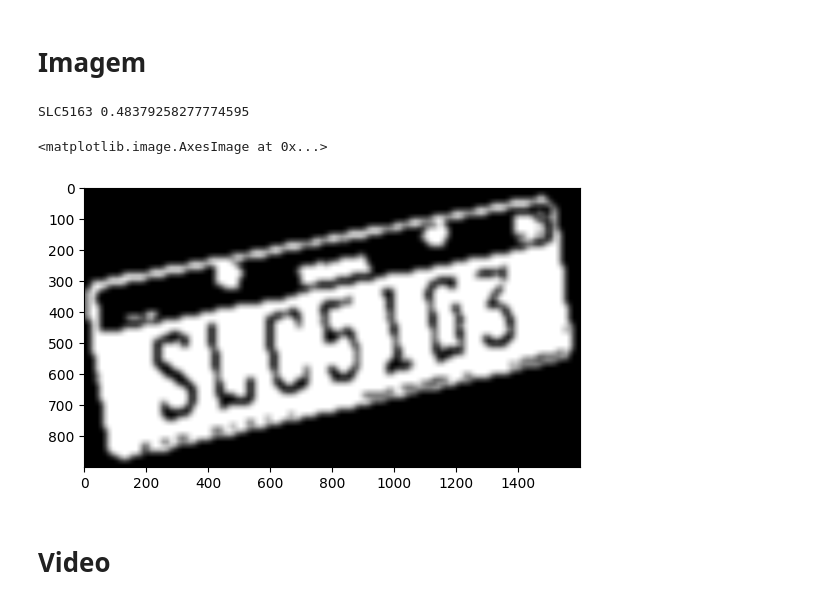
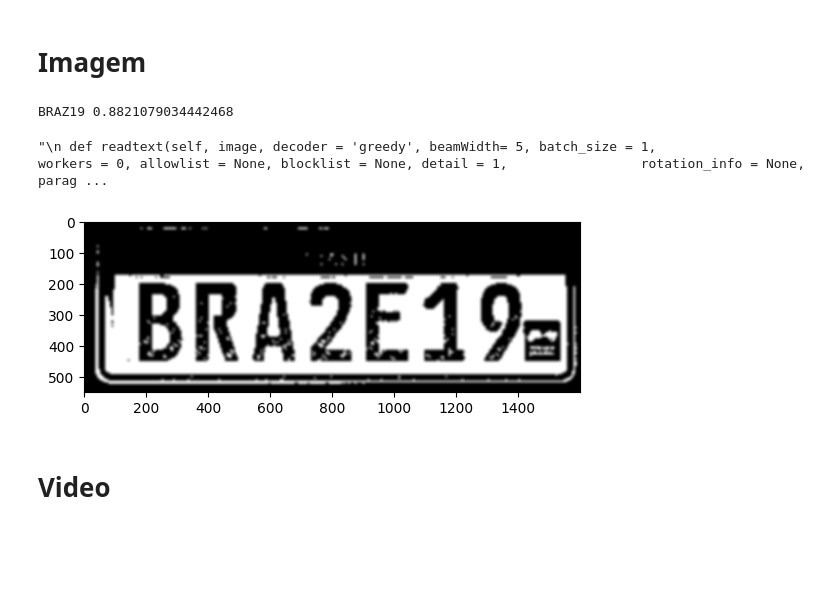
Before and after one commit to IgoSilvaUFPB/plate-detection, a Jupyter notebook: test.ipynb, the cells around one changed output. Drawn from its saved outputs; the diff is of its cells as text; code cells hidden in the pictures; blank space fills up the shorter version.

```diff
--- a/test.ipynb
+++ b/test.ipynb
@@ -7,5 +7,5 @@ The autoreload extension is already loaded. To reload it, use:
 # %%
 from src.inference import inference, plot_img_result
 # %%
-result = inference("organic-data/test.png")
+result = inference("organic-data/test2.jpeg")
 # %% [output]
@@ -39,37 +39,51 @@ def process_img_to_ocr(img):
     # Binarização usando método de Otsu
     _, binary = cv2.threshold(gray, 0, 255, cv2.THRESH_BINARY + cv2.THRESH_OTSU)
 
     # Remover ruído usando GaussianBlur
     blurred = cv2.GaussianBlur(binary, (3, 3), 0)
 
     # Redimensionar a imagem para melhor OCR
     width = 1600  # Defina a largura desejada
     height = int(blurred.shape[0] * (width / blurred.shape[1]))
     resized = cv2.resize(blurred, (width, height))
 
     # Aplicar dilatação e erosão
     kernel = cv2.getStructuringElement(cv2.MORPH_RECT, (3, 3))
     dilated = cv2.dilate(resized, kernel, iterations=1)
     eroded = cv2.erode(dilated, kernel, iterations=1)
     # Ajuste de contraste
     contrast_enhanced = cv2.convertScaleAbs(eroded, alpha=1, beta=0)
 
     return contrast_enhanced
 
 contrast_enhanced = process_img_to_ocr(cropped_image)
 
 result_ocr = reader.readtext(
     contrast_enhanced,
     detail=1,
     allowlist='0123456789ABCDEFGHIJKLMNOPQRSTUVWXYZ',
-    text_threshold = 0.5
+    text_threshold = 0.5,
+    threshold = 0.1
 )
 print(result_ocr[0][1], result_ocr[0][2])
 plt.imshow(contrast_enhanced, cmap='gray')
+
+"""
+ def readtext(self, image, decoder = 'greedy', beamWidth= 5, batch_size = 1,\
+                 workers = 0, allowlist = None, blocklist = None, detail = 1,\
+                 rotation_info = None, paragraph = False, min_size = 20,\
+                 contrast_ths = 0.1,adjust_contrast = 0.5, filter_ths = 0.003,\
+                 text_threshold = 0.7, low_text = 0.4, link_threshold = 0.4,\
+                 canvas_size = 2560, mag_ratio = 1.,\
+                 slope_ths = 0.1, ycenter_ths = 0.5, height_ths = 0.5,\
+                 width_ths = 0.5, y_ths = 0.5, x_ths = 1.0, add_margin = 0.1,
+                 threshold = 0.2, bbox_min_score = 0.2, bbox_min_size = 3, max_candidates = 0,
+                 output_format='standard'):
+"""
 # %% [output]
-SLC5163 0.48379258277774595
+BRAZ19 0.8821079034442468
-<matplotlib.image.AxesImage at 0x...>
+"\n def readtext(self, image, decoder = 'greedy', beamWidth= 5, batch_size = 1,                 workers = 0, allowlist = None, blocklist = None, detail = 1,                 rotation_info = None, parag ...
-[figure, old version]
+[figure, new version]
 # %% [markdown]
 # Video
 # %%
```
Also changed, not shown: parts of 2 cells of this notebook, 1 other file.
